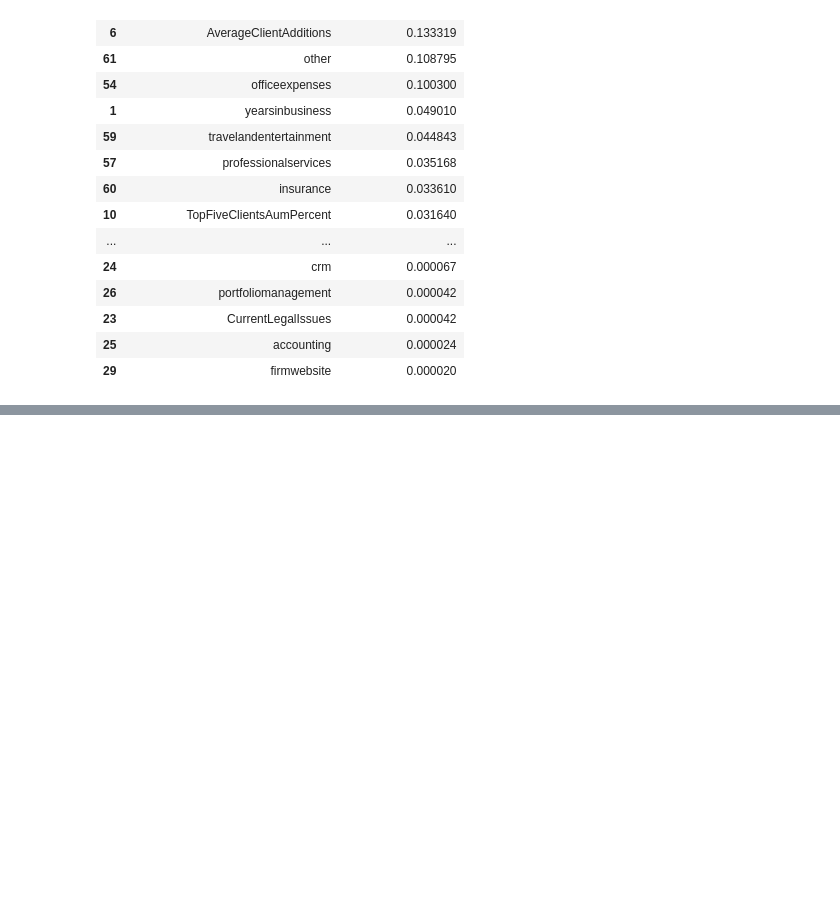
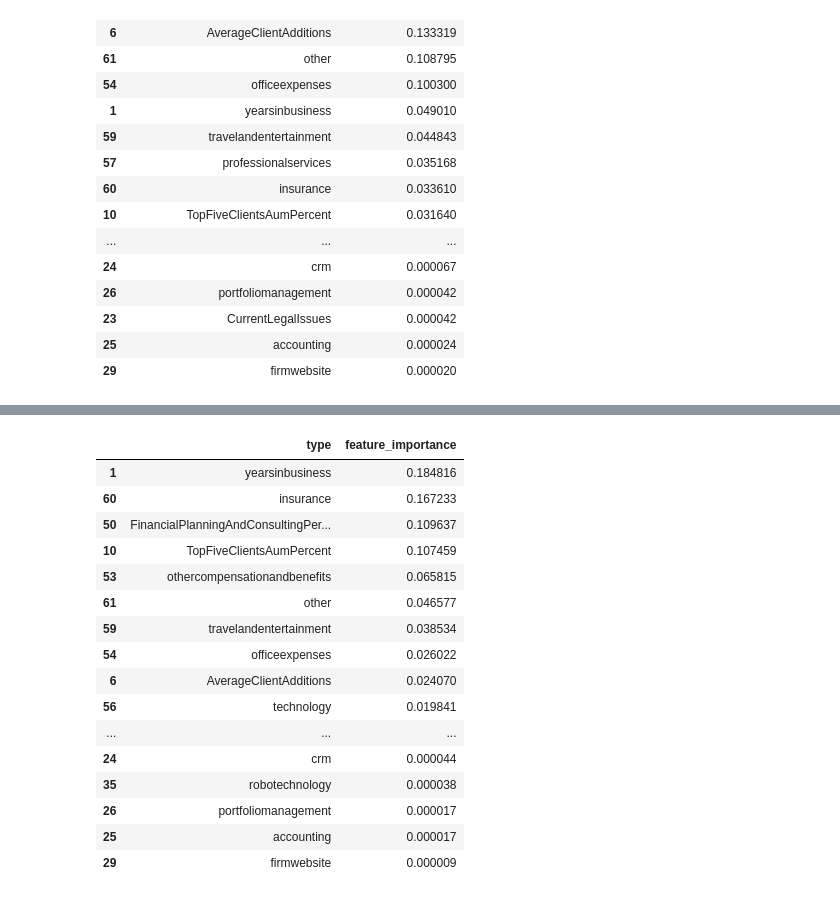
Before and after one commit to alexander-pan/truelytics, a Jupyter notebook: Regression_seqFirmIds.ipynb, the cells around one changed output, grey strips where cells are left out. Saved outputs shown, nothing was run; the diff lists cells and outputs as text; code cells hidden in the pictures; blank space fills up the shorter version.

```diff
--- a/Regression_seqFirmIds.ipynb
+++ b/Regression_seqFirmIds.ipynb
@@ -229,0 +273,24 @@ ft_df.sort_values('feature_importance',ascending=False)
+# %%
+fts = forest.feature_importances_
+ft_df = pd.DataFrame([],columns=['type','feature_importance'])
+ft_df['type'] = numerical_cols
+ft_df['feature_importance'] = fts
+ft_df.sort_values('feature_importance',ascending=False)
+# %% [output]
+|  | type | feature_importance |
+| 1 | yearsinbusiness | 0.184816 |
+| 60 | insurance | 0.167233 |
+| 50 | FinancialPlanningAndConsultingPer... | 0.109637 |
+| 10 | TopFiveClientsAumPercent | 0.107459 |
+| 53 | othercompensationandbenefits | 0.065815 |
+| 61 | other | 0.046577 |
+| 59 | travelandentertainment | 0.038534 |
+| 54 | officeexpenses | 0.026022 |
+| 6 | AverageClientAdditions | 0.024070 |
+| 56 | technology | 0.019841 |
+| ... | ... | ... |
+| 24 | crm | 0.000044 |
+| 35 | robotechnology | 0.000038 |
+| 26 | portfoliomanagement | 0.000017 |
+| 25 | accounting | 0.000017 |
+| 29 | firmwebsite | 0.000009 |
```
Also changed, not shown: parts of 3 cells of this notebook, 4 other files.
